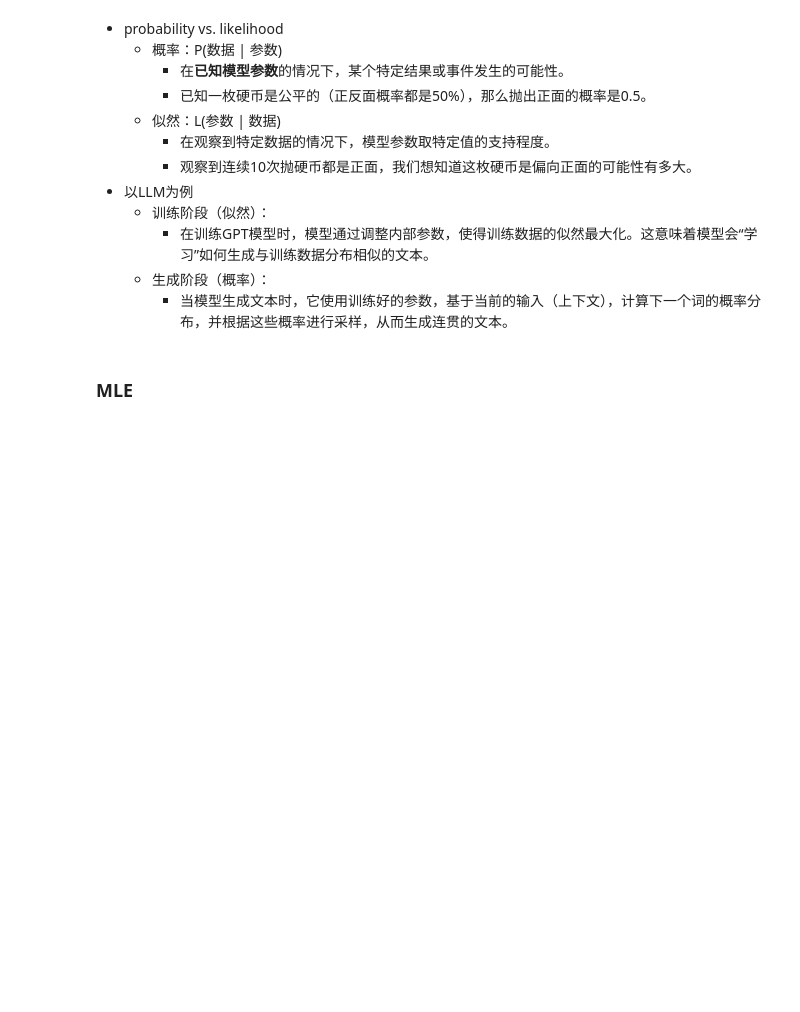
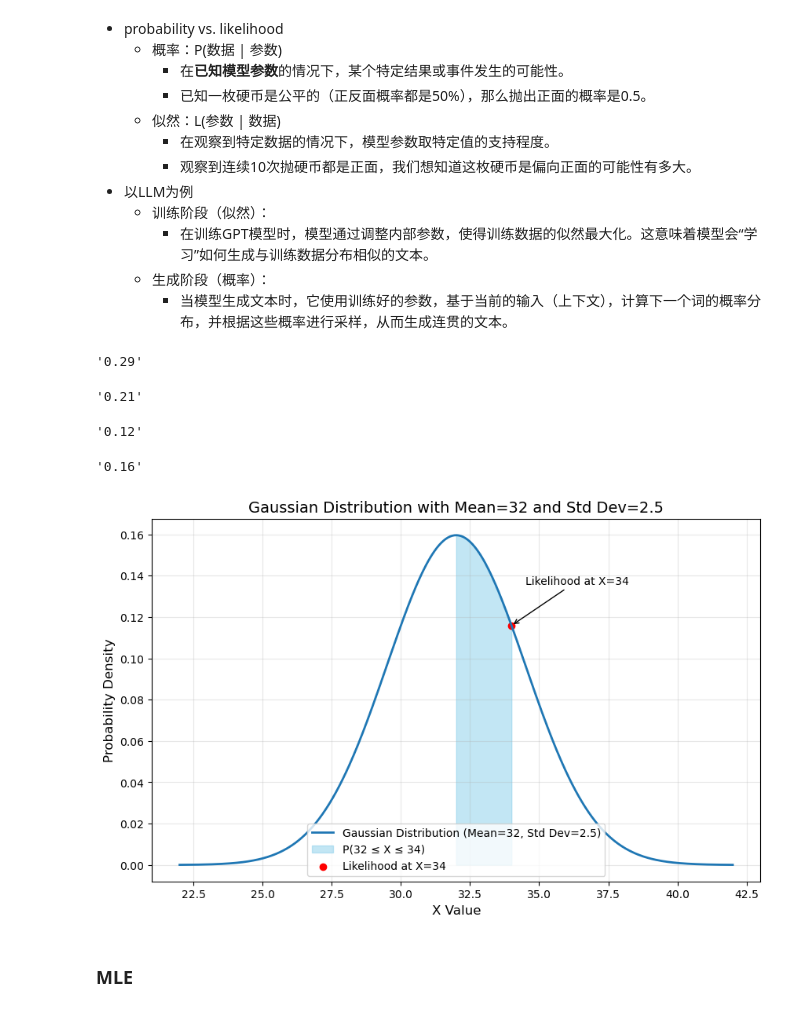
Before and after one commit to chunhuizhang/deeplearning_math, a Jupyter notebook: tutorials/prob_stats/LM中的概率与似然.ipynb, the cells around one changed output. Drawn from its saved outputs; the diff is of its cells as text; code cells hidden in the pictures; blank space fills up the shorter version.

```diff
--- a/tutorials/prob_stats/LM中的概率与似然.ipynb
+++ b/tutorials/prob_stats/LM中的概率与似然.ipynb
@@ -13,6 +13,72 @@
         - 在训练GPT模型时，模型通过调整内部参数，使得训练数据的似然最大化。这意味着模型会“学习”如何生成与训练数据分布相似的文本。
     - 生成阶段（概率）：
         - 当模型生成文本时，它使用训练好的参数，基于当前的输入（上下文），计算下一个词的概率分布，并根据这些概率进行采样，从而生成连贯的文本。
+# %%
+from scipy.stats import norm
+
+# Define mean and standard deviation
+mean = 32
+std_dev = 2.5
+
+# Calculate the probability of the range 32 to 34
+# Pr(weight between 32 and 34 grams|mean = 32 and std = 2.5)
+probability = norm.cdf(34, mean, std_dev) - norm.cdf(32, mean, std_dev)
+f'{probability:.2f}'
+# %% [output]
+'0.29'
+# %%
+# # Pr(weight > 34 grams|mean = 32 and std = 2.5)
+probability = 1 - norm.cdf(34, mean, std_dev)
+f'{probability:.2f}'
+# %% [output]
+'0.21'
+# %%
+# L(mean=32 and std=2.5 | weight equals 34 grams)
+likelihood = norm.pdf(34, mean, std_dev)
+f'{likelihood:.2f}'
+# %% [output]
+'0.12'
+# %%
+# L(mean=32 and std=2.5 | weight equals 34 grams)
+likelihood = norm.pdf(34, 34, std_dev)
+f'{likelihood:.2f}'
+# %% [output]
+'0.16'
+# %%
+import numpy as np
+import matplotlib.pyplot as plt
+
+# Define the range for visualization
+x = np.linspace(mean - 4 * std_dev, mean + 4 * std_dev, 500)
+y = norm.pdf(x, mean, std_dev)
+
+# Plot the Gaussian curve
+plt.figure(figsize=(10, 6))
+plt.plot(x, y, label="Gaussian Distribution (Mean=32, Std Dev=2.5)", lw=2)
+
+# Highlight the area for 24 to 32
+x_fill = np.linspace(32, 34, 500)
+y_fill = norm.pdf(x_fill, mean, std_dev)
+plt.fill_between(x_fill, y_fill, color="skyblue", alpha=0.5, label="P(32 ≤ X ≤ 34)")
+
+# Mark the likelihood at x = 34
+plt.scatter([34], [norm.pdf(34, mean, std_dev)], color="red", label="Likelihood at X=34")
+plt.annotate(
+    "Likelihood at X=34",
+    xy=(34, norm.pdf(34, mean, std_dev)),
+    xytext=(34.5, norm.pdf(34, mean, std_dev) + 0.02),
+    arrowprops=dict(facecolor='black', arrowstyle="->"),
+    fontsize=10
+)
+
+# Add labels and legend
+plt.title("Gaussian Distribution with Mean=32 and Std Dev=2.5", fontsize=14)
+plt.xlabel("X Value", fontsize=12)
+plt.ylabel("Probability Density", fontsize=12)
+plt.legend(fontsize=10)
+plt.grid(alpha=0.3)
+# %% [output]
+[figure, added]
 # %% [markdown]
 ### MLE
 # %% [markdown]
```
Also changed, not shown: parts of 2 cells of this notebook.
